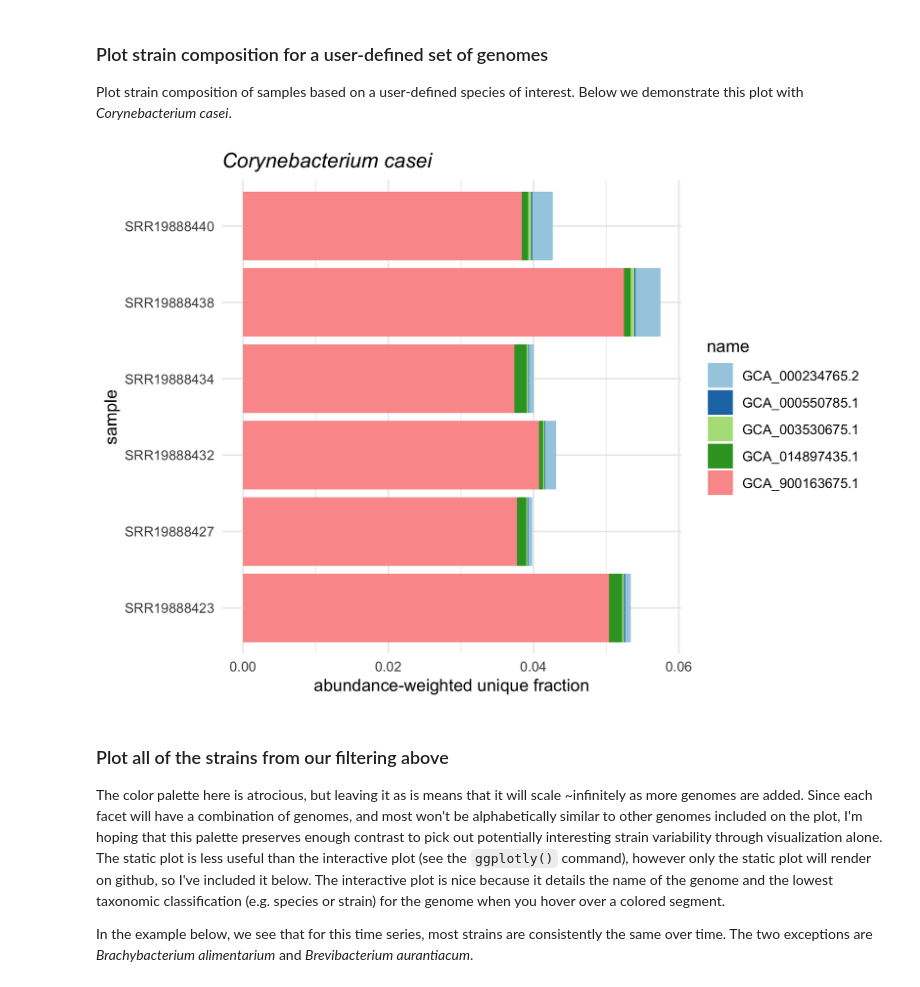
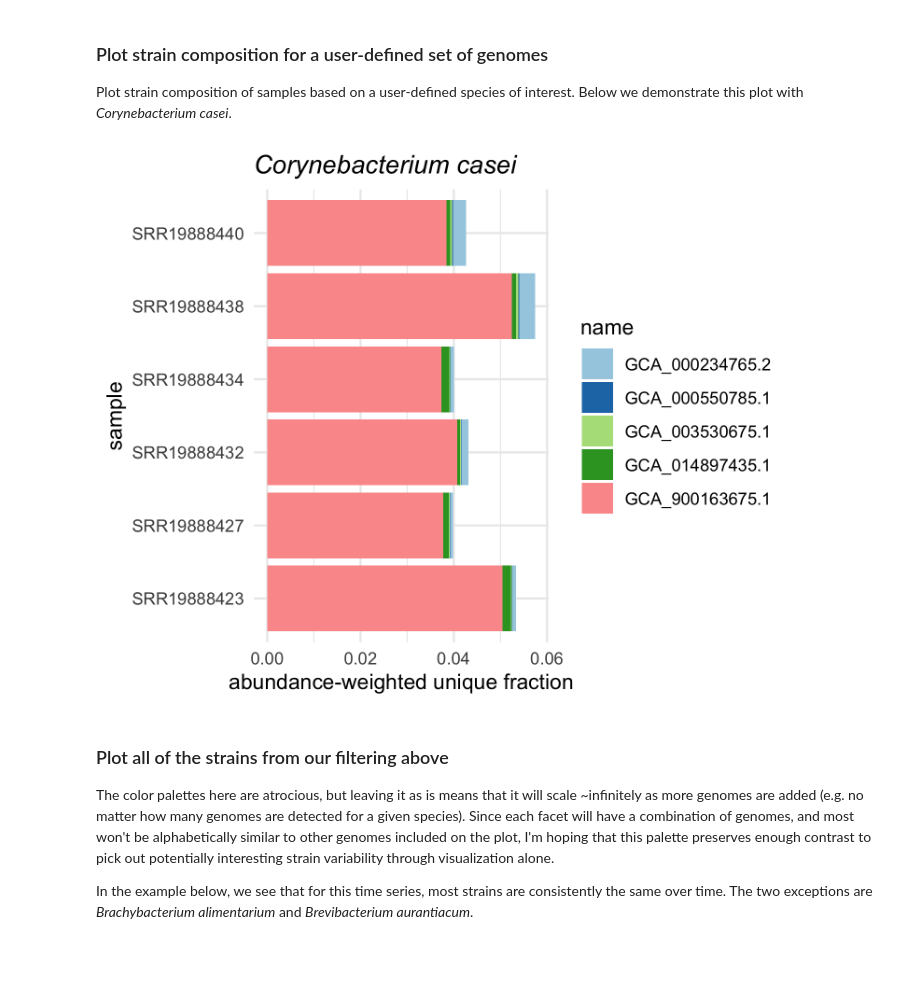
Before and after one commit to Arcadia-Science/2022-prjna853785-sourmash, a Jupyter notebook: notebooks/20220907-visualize-strains.ipynb, the cells around one changed output. Saved outputs shown, nothing was run; the diff lists cells and outputs as text; code cells hidden in the pictures; blank space fills up the shorter version.

Commit message:
change legends to per plot

```diff
--- a/notebooks/20220907-visualize-strains.ipynb
+++ b/notebooks/20220907-visualize-strains.ipynb
@@ -152,25 +153,25 @@ If you'd prefer a static plot, run the object that is defined by the ggplot line
 Plot strain composition of samples based on a user-defined species of interest.
 Below we demonstrate this plot with _Corynebacterium casei_.
 # %%
-options(repr.plot.width = 7, repr.plot.height = 5, repr.plot.res = 300)
+options(repr.plot.width = 5, repr.plot.height = 4, repr.plot.res = 300)
 
 sourmash_taxonomy_results_one <- sourmash_taxonomy_results %>%
   filter(species == "Corynebacterium casei")
 
 p <- ggplot(sourmash_taxonomy_results_one, aes(x = query_name, y = f_unique_weighted,
                                                     fill = name, label = lowest_taxonomic_assignment)) +
   geom_col() +
   theme_minimal() +
   theme(plot.title = element_text(face = "italic")) +
   coord_flip() +
   labs(title = unique(sourmash_taxonomy_results_one$species),
        x = "sample",
        y = "abundance-weighted unique fraction") +
   scale_fill_brewer(palette = "Paired")
 
 p
 # %% [output]
-[figure, old version]
+[figure, new version]
 # %%
 # run this code block to make an interactive plot and render it inline in jupyter notebook
 # note the visualization won't render on github
@@ -179,9 +180,7 @@ embed_notebook(pp)
 # %% [markdown]
 ### Plot all of the strains from our filtering above
 
-The color palette here is atrocious, but leaving it as is means that it will scale ~infinitely as more genomes are added.
+The color palettes here are atrocious, but leaving it as is means that it will scale ~infinitely as more genomes are added (e.g. no matter how many genomes are detected for a given species).
 Since each facet will have a combination of genomes, and most won't be alphabetically similar to other genomes included on the plot, I'm hoping that this palette preserves enough contrast to pick out potentially interesting strain variability through visualization alone.
-The static plot is less useful than the interactive plot (see the `ggplotly()` command), however only the static plot will render on github, so I've included it below.
-The interactive plot is nice because it details the name of the genome and the lowest taxonomic classification (e.g. species or strain) for the genome when you hover over a colored segment.
 
 In the example below, we see that for this time series, most strains are consistently the same over time. The two exceptions are _Brachybacterium alimentarium_ and _Brevibacterium aurantiacum_.
```
Also changed, not shown: parts of 6 cells of this notebook.
